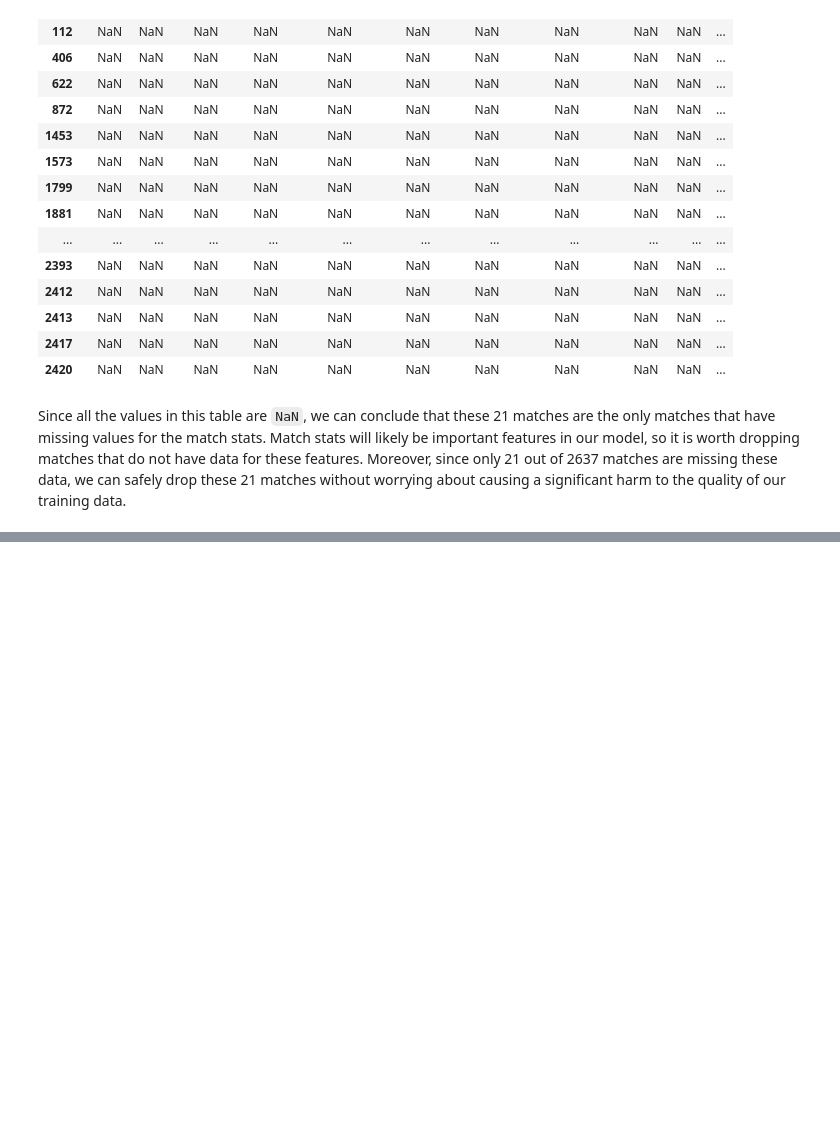
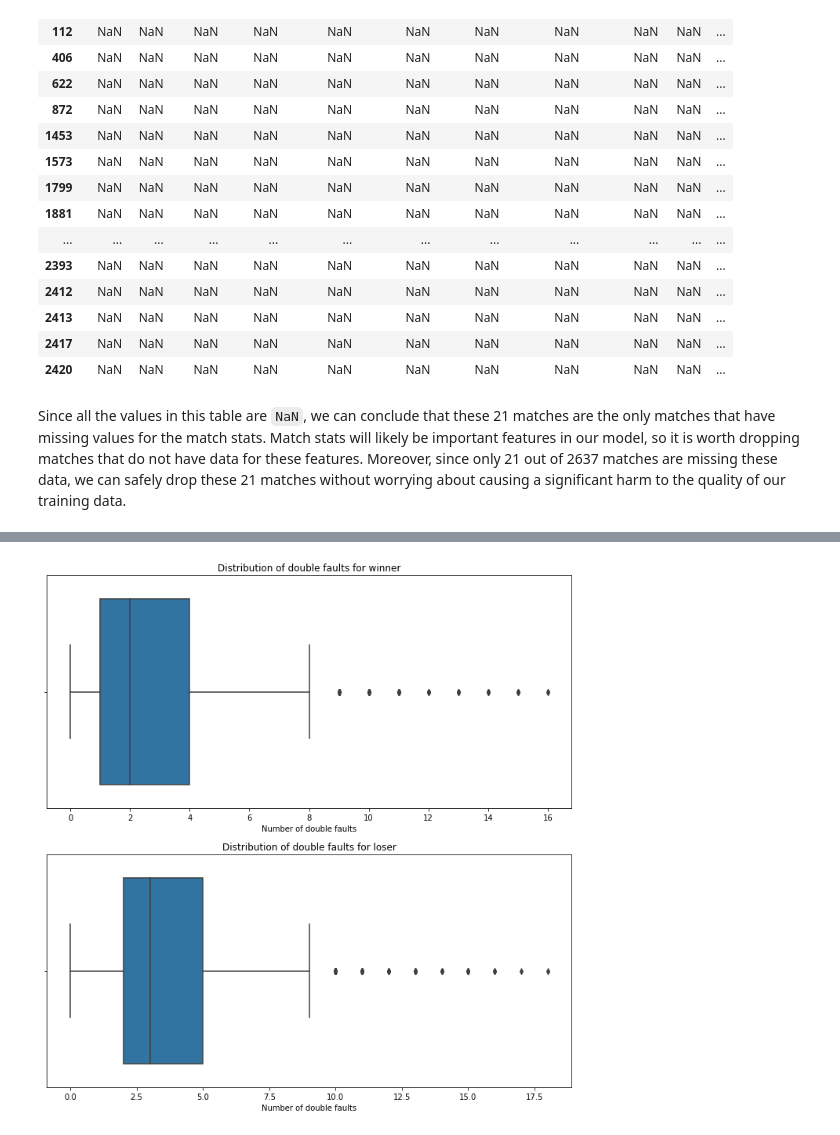
Before and after one commit to rkunani/GameSetMatch, a Jupyter notebook: data-cleaning.ipynb, the cells around one changed output, grey strips where cells are left out. Saved outputs shown, nothing was run; the diff lists cells and outputs as text; code cells hidden in the pictures; blank space fills up the shorter version.

```diff
--- a/data-cleaning.ipynb
+++ b/data-cleaning.ipynb
@@ -171,0 +209,4 @@ match_data_2018_df= match_data_2018_df.drop(missing_match_stats.index, axis=0)
+# %%
+plot_dist('w_df', 'l_df', 'double faults')
+# %% [output]
+[figure, added]
```
Also changed, not shown: parts of 11 cells of this notebook.
